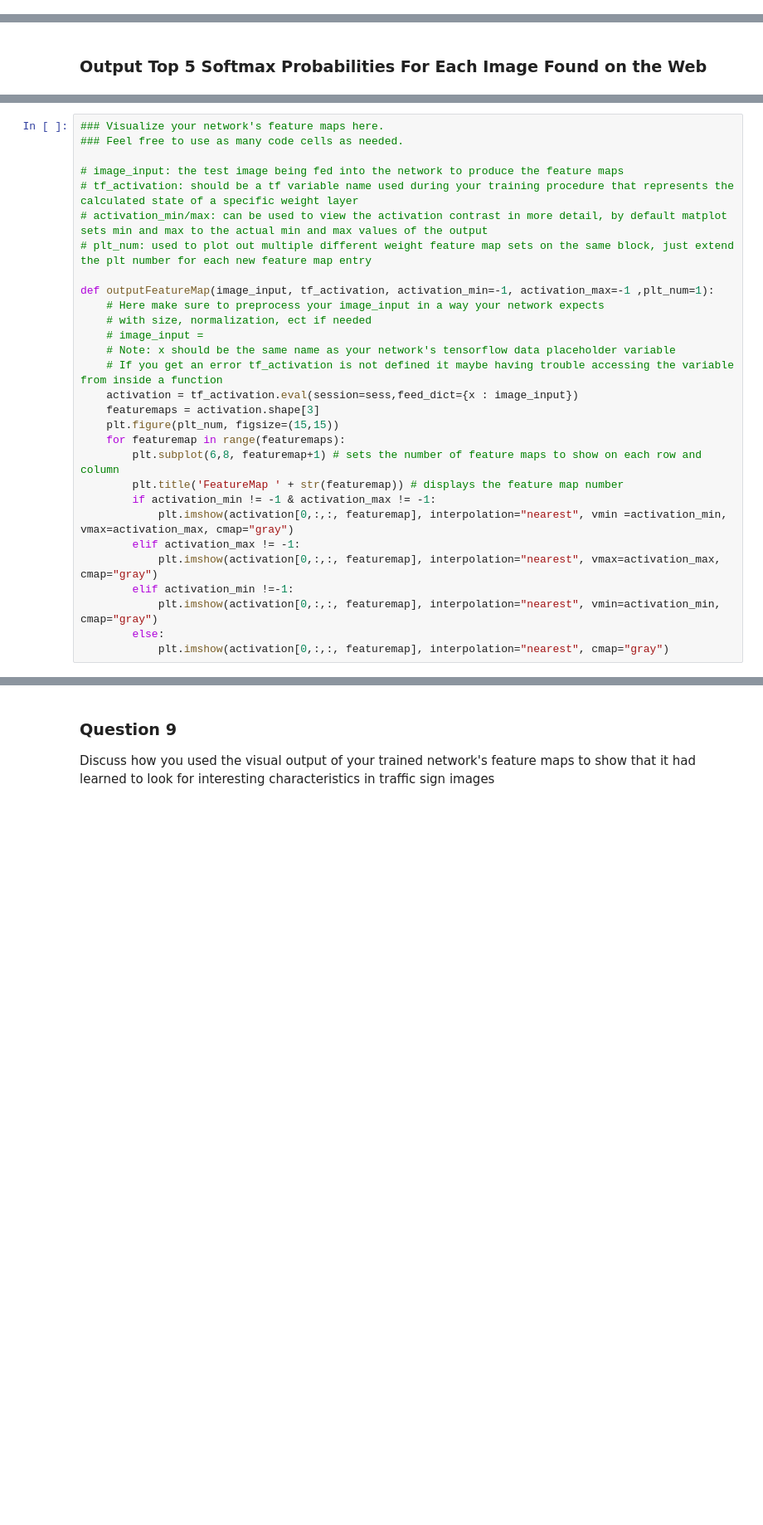
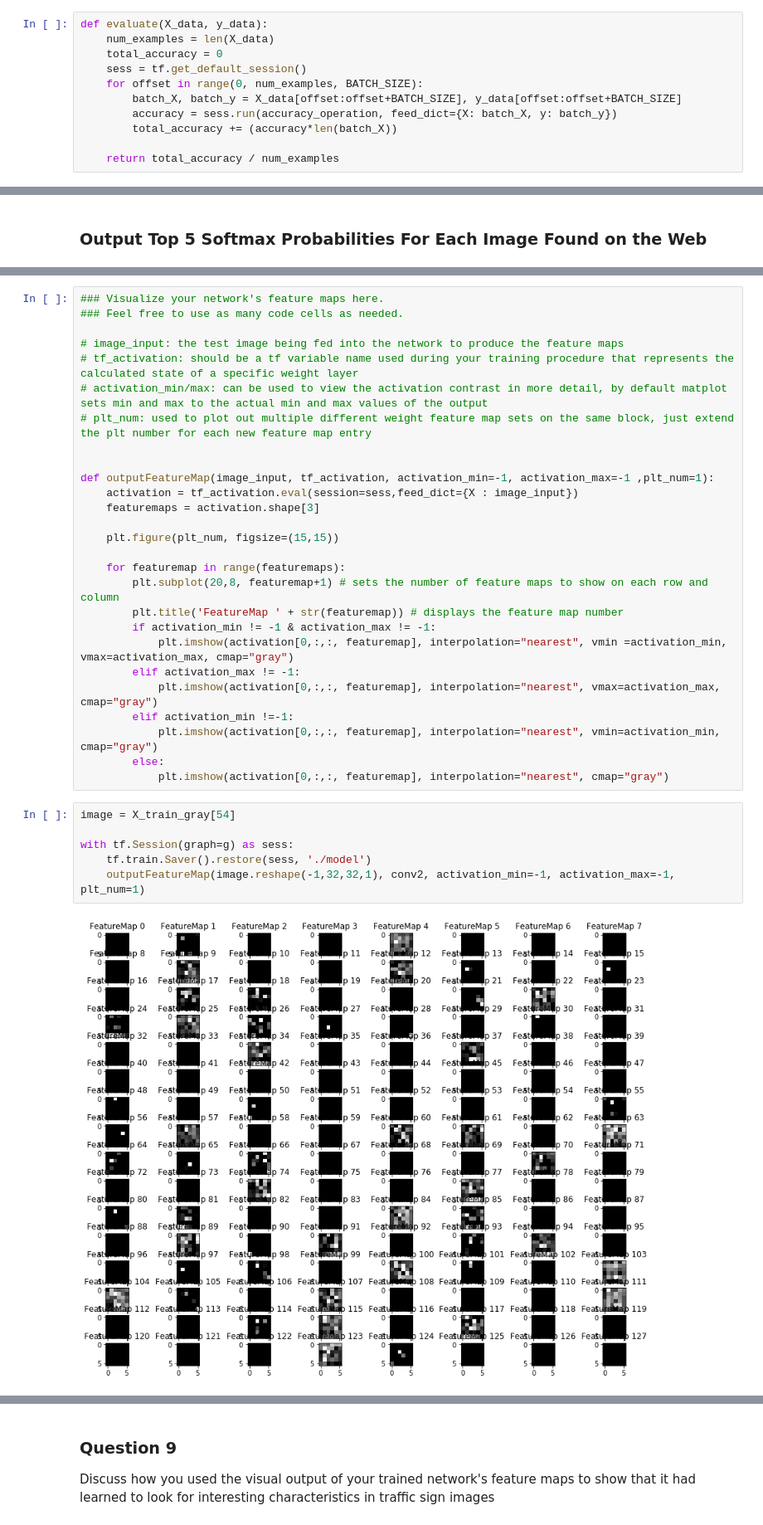
Before and after one commit to asiopueo/02_Traffic-Sign-Classifier, a Jupyter notebook: Traffic_Sign_Classifier.ipynb, the cells around one changed output, grey strips where cells are left out. Shown: that part at 83% size. Drawn from its saved outputs; the diff is of its cells as text; blank space fills up the shorter version.

```diff
--- a/Traffic_Sign_Classifier.ipynb
+++ b/Traffic_Sign_Classifier.ipynb
@@ -285,0 +290,11 @@ SyntaxError: invalid syntax (<ipython-input-86-a9ae7e485120>, line 7)
+# %%
+def evaluate(X_data, y_data):
+    num_examples = len(X_data)
+    total_accuracy = 0
+    sess = tf.get_default_session()
+    for offset in range(0, num_examples, BATCH_SIZE):
+        batch_X, batch_y = X_data[offset:offset+BATCH_SIZE], y_data[offset:offset+BATCH_SIZE]
+        accuracy = sess.run(accuracy_operation, feed_dict={X: batch_X, y: batch_y})
+        total_accuracy += (accuracy*len(batch_X))
+
+    return total_accuracy / num_examples
@@ -387,17 +616,15 @@ For an example of what feature map outputs look like, check out NVIDIA's results
 # activation_min/max: can be used to view the activation contrast in more detail, by default matplot sets min and max to the actual min and max values of the output
 # plt_num: used to plot out multiple different weight feature map sets on the same block, just extend the plt number for each new feature map entry
 
+
 def outputFeatureMap(image_input, tf_activation, activation_min=-1, activation_max=-1 ,plt_num=1):
-    # Here make sure to preprocess your image_input in a way your network expects
-    # with size, normalization, ect if needed
-    # image_input =
-    # Note: x should be the same name as your network's tensorflow data placeholder variable
-    # If you get an error tf_activation is not defined it maybe having trouble accessing the variable from inside a function
-    activation = tf_activation.eval(session=sess,feed_dict={x : image_input})
+    activation = tf_activation.eval(session=sess,feed_dict={X : image_input})
     featuremaps = activation.shape[3]
+
     plt.figure(plt_num, figsize=(15,15))
+
     for featuremap in range(featuremaps):
-        plt.subplot(6,8, featuremap+1) # sets the number of feature maps to show on each row and column
+        plt.subplot(20,8, featuremap+1) # sets the number of feature maps to show on each row and column
         plt.title('FeatureMap ' + str(featuremap)) # displays the feature map number
         if activation_min != -1 & activation_max != -1:
             plt.imshow(activation[0,:,:, featuremap], interpolation="nearest", vmin =activation_min, vmax=activation_max, cmap="gray")
@@ -407,3 +634,11 @@ def outputFeatureMap(image_input, tf_activation, activation_min=-1, activation_m
             plt.imshow(activation[0,:,:, featuremap], interpolation="nearest", vmin=activation_min, cmap="gray")
         else:
             plt.imshow(activation[0,:,:, featuremap], interpolation="nearest", cmap="gray")
+# %%
+image = X_train_gray[54]
+
+with tf.Session(graph=g) as sess:
+    tf.train.Saver().restore(sess, './model')
+    outputFeatureMap(image.reshape(-1,32,32,1), conv2, activation_min=-1, activation_max=-1, plt_num=1)
+# %% [output]
+[figure, added]
```
Also changed, not shown: parts of 13 cells of this notebook.
